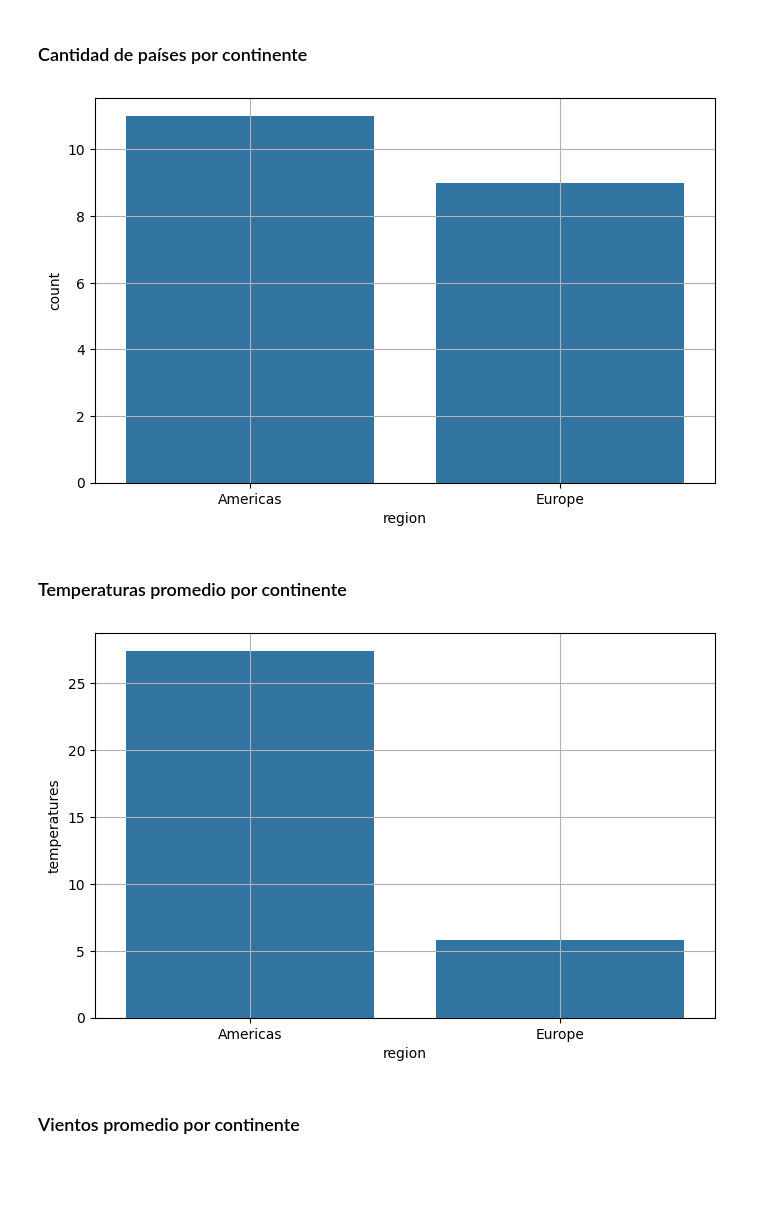
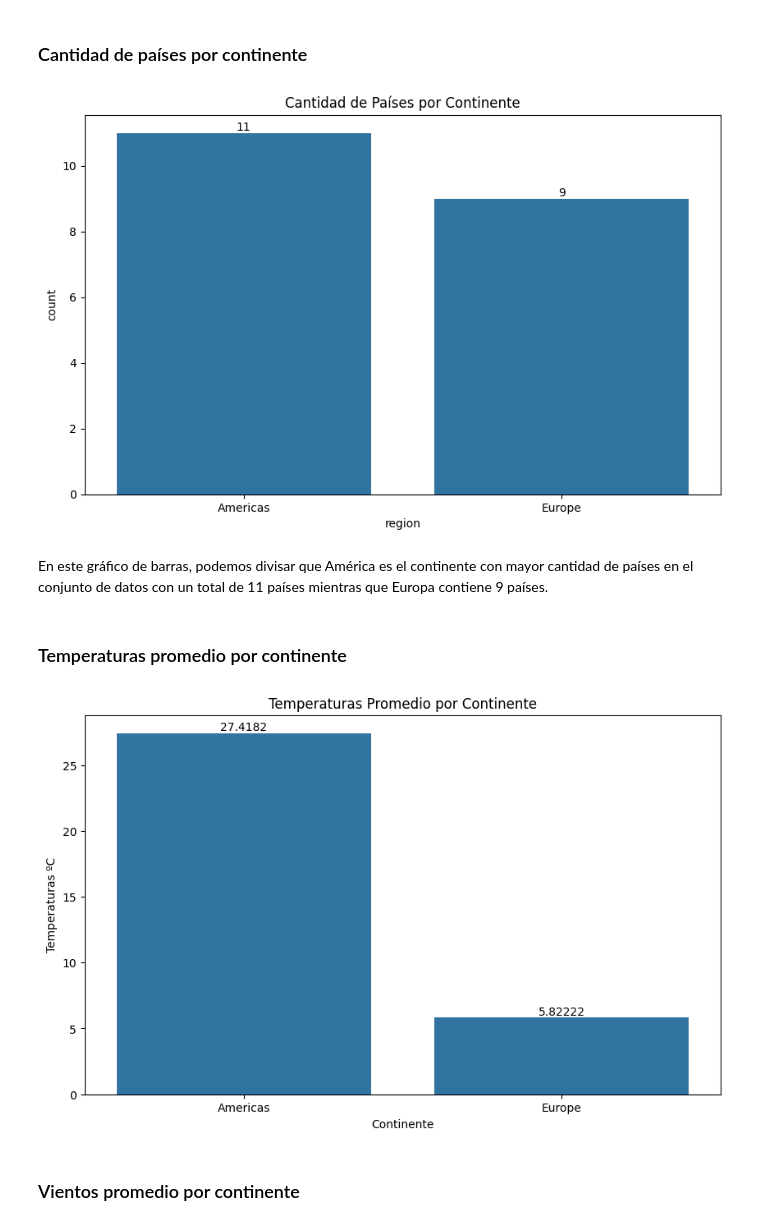
Before and after one commit to stefifm/discys_python_notebooks, a Jupyter notebook: notebook_3.ipynb, the cells around one changed output. Cells and saved outputs as stored; diff of their text form; code cells hidden in the pictures; blank space fills up the shorter version.

```diff
--- a/notebook_3.ipynb
+++ b/notebook_3.ipynb
@@ -340,9 +343,13 @@ plt.show()
 # %%
 # Gráfico de barras de temperaturas por país
 orden = df_countries.sort_values('temperatures', ascending=False)['name']
+plt.figure(figsize=(10,7))
+ax1 = sns.barplot(data=df_countries, x='temperatures', y='name', order=orden)
+for container in ax1.containers:
+  ax1.bar_label(container)
 
-plt.figure(figsize=(10,6))
-sns.barplot(data=df_countries, x='temperatures', y='name', order=orden)
-plt.grid()
+plt.title('Temperaturas por País')
+plt.ylabel('')
+plt.xlabel('Temperaturas ºC')
 plt.show()
 # %% [output]
@@ -353,7 +360,11 @@ plt.show()
 # Grafico de vientos por paises
 orden_wind = df_countries.sort_values('windspeeds', ascending=False)['name']
 plt.figure(figsize=(10,6))
-sns.barplot(data=df_countries, x='windspeeds', y='name', order=orden_wind)
-plt.grid()
+ax2 = sns.barplot(data=df_countries, x='windspeeds', y='name', order=orden_wind)
+for container in ax2.containers:
+  ax2.bar_label(container)
+plt.title('Velocidad de Vientos por País')
+plt.xlabel('Vientos km/h')
+plt.ylabel('')
 plt.show()
 # %% [output]
@@ -362,23 +373,32 @@ plt.show()
 ### Cantidad de países por continente
 # %%
 # Grafico de la cantidad de paises por continente
-plt.figure(figsize=(8,5))
-sns.countplot(data=df_countries, x='region')
-plt.grid()
+plt.figure(figsize=(10,6))
+ax = sns.countplot(data=df_countries, x='region')
+for container in ax.containers:
+    ax.bar_label(container)
+plt.title('Cantidad de Países por Continente')
 plt.show()
 # %% [output]
-[figure, old version]
+[figure, new version]
+# %% [markdown]
+En este gráfico de barras, podemos divisar que América es el continente con mayor cantidad de países en el conjunto de datos con un total de 11 países mientras que Europa contiene 9 países.
 # %% [markdown]
 ### Temperaturas promedio por continente
 # %%
 # Gráfico de barras de temperaturas promedio por continente
 avg_temps = df_countries.groupby('region')['temperatures'].mean().reset_index()
-plt.figure(figsize=(8,5))
-sns.barplot(data=avg_temps, x='region', y='temperatures')
-plt.grid()
+plt.figure(figsize=(10,6))
+ax3 = sns.barplot(data=avg_temps, x='region', y='temperatures')
+for container in ax3.containers:
+  ax3.bar_label(container)
+
+plt.xlabel('Continente')
+plt.ylabel('Temperaturas ºC')
+plt.title('Temperaturas Promedio por Continente')
 plt.show()
 # %% [output]
-[figure, old version]
+[figure, new version]
 # %% [markdown]
 ### Vientos promedio por continente
 # %%
```
Also changed, not shown: parts of 5 cells of this notebook.
